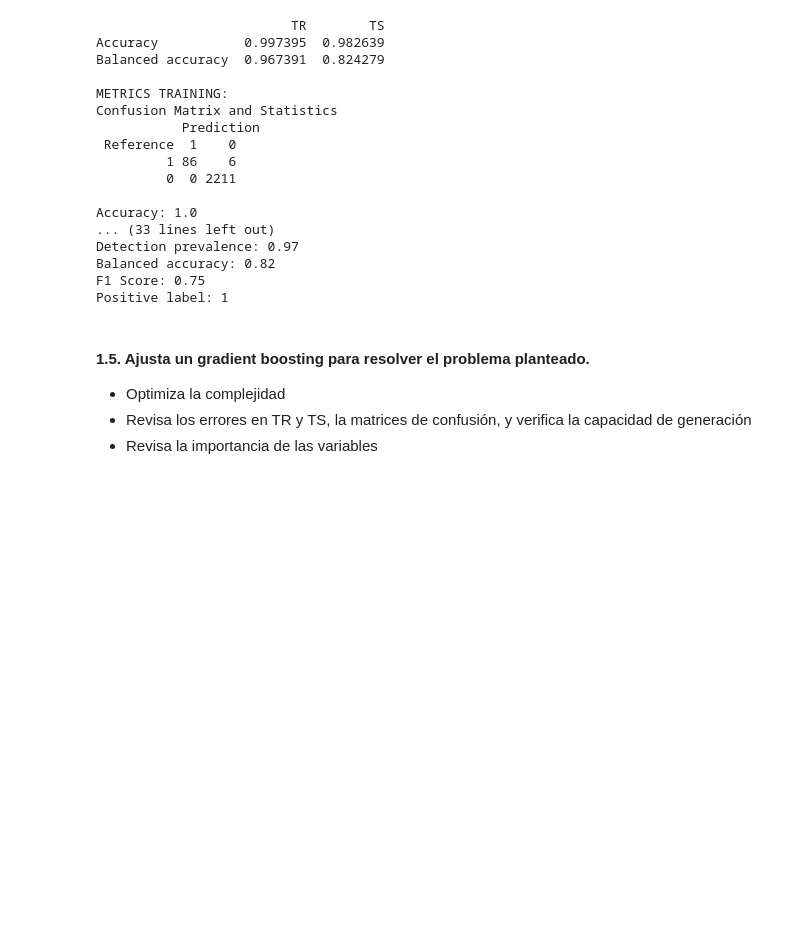
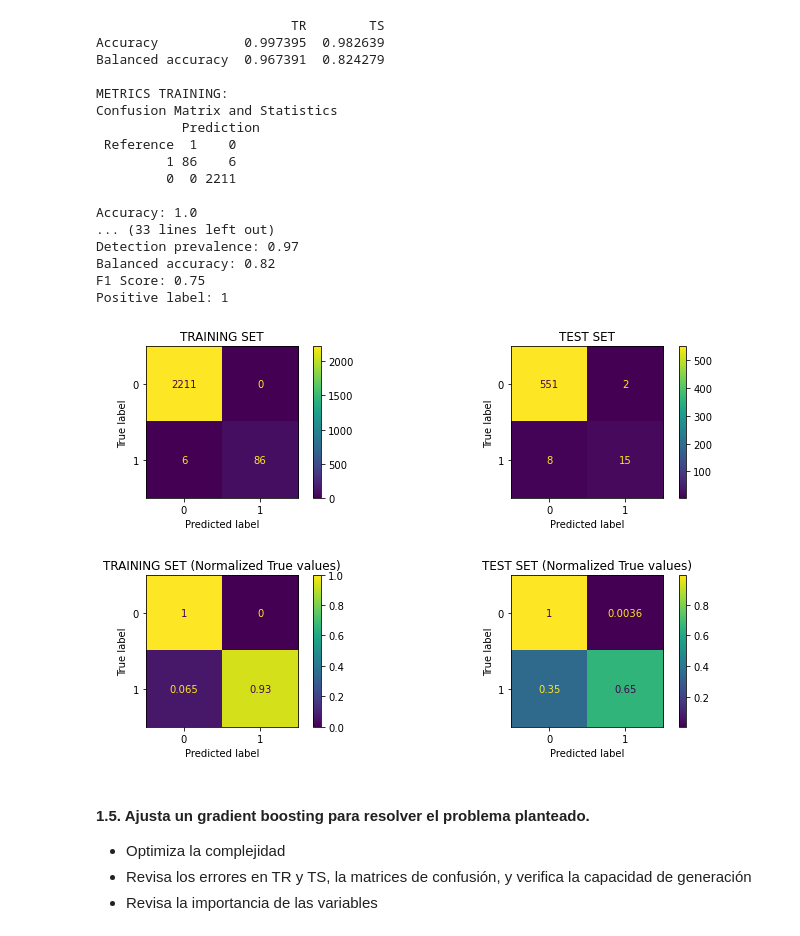
Before and after one commit to maroacc/ensemble, a Jupyter notebook: ass1_ML2_GRUPO_G3_Marta.ipynb, the cells around one changed output. Cells and saved outputs as stored; diff of their text form; code cells hidden in the pictures; blank space fills up the shorter version.

```diff
--- a/ass1_ML2_GRUPO_G3_Marta.ipynb
+++ b/ass1_ML2_GRUPO_G3_Marta.ipynb
@@ -364,6 +351,31 @@ Detection prevalence: 0.97
 Balanced accuracy: 0.82
 F1 Score: 0.75
 Positive label: 1
+# %%
+fig = plt.figure(figsize=(12, 7))
+
+ax = plt.subplot(2,2,1)
+ConfusionMatrixDisplay.from_estimator(clf, X_train, y_train, ax = ax)
+plt.title ('TRAINING SET')
+
+ax = plt.subplot(2,2,2)
+ConfusionMatrixDisplay.from_estimator(clf, X_test, y_test, ax = ax)
+plt.title ('TEST SET')
+
+
+ax = plt.subplot(2,2,3)
+ConfusionMatrixDisplay.from_estimator(clf, X_train, y_train, ax = ax, normalize = 'true')
+plt.title ('TRAINING SET (Normalized True values)')
+
+ax = plt.subplot(2,2,4)
+ConfusionMatrixDisplay.from_estimator(clf, X_test, y_test, ax = ax, normalize = 'true')
+plt.title ('TEST SET (Normalized True values)')
+
+plt.subplots_adjust(hspace=0.5)  # Ajuste de espacio vertical entre filas
+
+plt.show()
+# %% [output]
+[figure, added]
 # %% [markdown]
 #### 1.5. Ajusta un gradient boosting para resolver el problema planteado.
 
```
Also changed, not shown: parts of 20 cells of this notebook.
